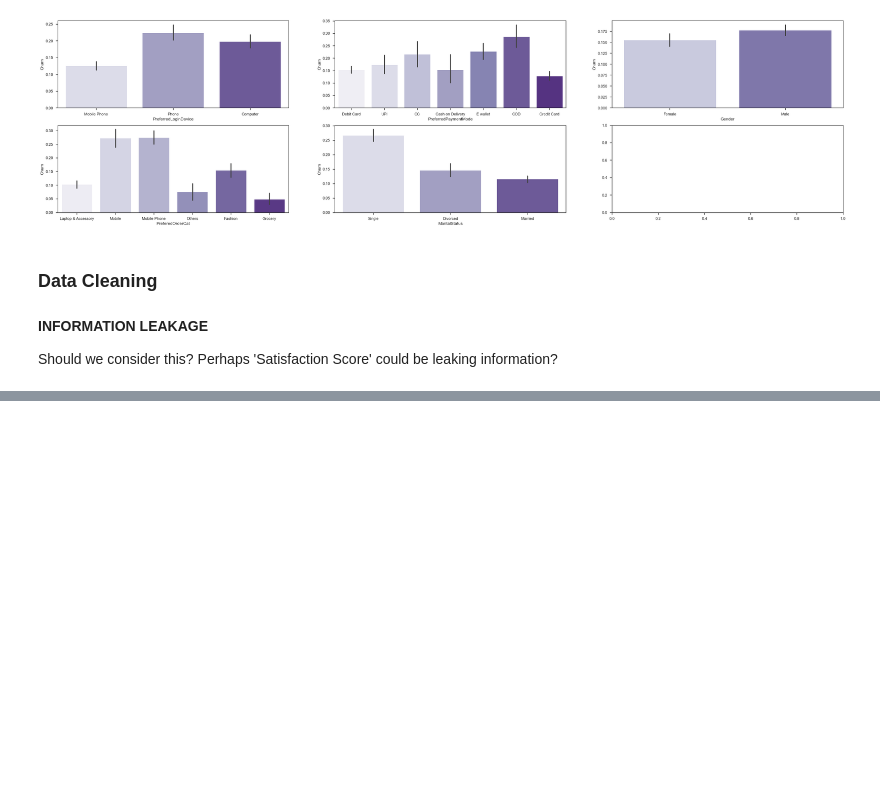
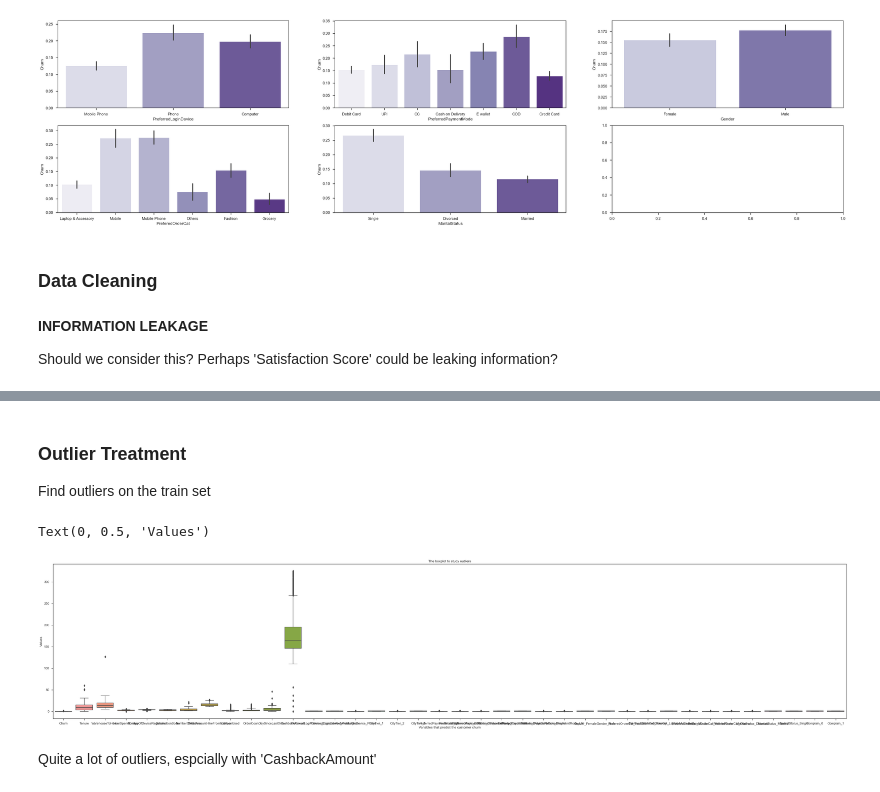
Before and after one commit to McGill-MMA-EnterpriseAnalytics/Churn-Analysis, a Jupyter notebook: Enterprise Group Project - DRAFT.ipynb, the cells around one changed output, grey strips where cells are left out. Saved outputs shown, nothing was run; the diff lists cells and outputs as text; code cells hidden in the pictures; blank space fills up the shorter version.

```diff
--- a/Enterprise Group Project - DRAFT.ipynb
+++ b/Enterprise Group Project - DRAFT.ipynb
@@ -411,0 +534,4 @@ Should we consider this? Perhaps 'Satisfaction Score' could be leaking informati
+# %%
+from sklearn.model_selection import train_test_split
+
+train, test = train_test_split(df, test_size=0.3, random_state=42)
@@ -411,0 +564,24 @@ Should we consider this? Perhaps 'Satisfaction Score' could be leaking informati
+# %%
+train['DaySinceLastOrder'] = train['DaySinceLastOrder'].fillna(train['DaySinceLastOrder'].median())
+train['OrderAmountHikeFromlastYear'] = train['OrderAmountHikeFromlastYear'].fillna(train['OrderAmountHikeFromlastYear'].median())
+train['Tenure'] = train['Tenure'].fillna(train['Tenure'].median())
+train['OrderCount'] = train['OrderCount'].fillna(train['OrderCount'].median())
+train['CouponUsed'] = train['CouponUsed'].fillna(train['CouponUsed'].median())
+train['HourSpendOnApp'] = train['HourSpendOnApp'].fillna(train['HourSpendOnApp'].median())
+train['WarehouseToHome'] = train['WarehouseToHome'].fillna(train['WarehouseToHome'].median())
+
+test['DaySinceLastOrder'] = test['DaySinceLastOrder'].fillna(test['DaySinceLastOrder'].median())
+test['OrderAmountHikeFromlastYear'] = test['OrderAmountHikeFromlastYear'].fillna(test['OrderAmountHikeFromlastYear'].median())
+test['Tenure'] = test['Tenure'].fillna(test['Tenure'].median())
+test['OrderCount'] = test['OrderCount'].fillna(test['OrderCount'].median())
+test['CouponUsed'] = test['CouponUsed'].fillna(test['CouponUsed'].median())
+test['HourSpendOnApp'] = test['HourSpendOnApp'].fillna(test['HourSpendOnApp'].median())
+test['WarehouseToHome'] = test['WarehouseToHome'].fillna(test['WarehouseToHome'].median())
+
+val['DaySinceLastOrder'] = val['DaySinceLastOrder'].fillna(val['DaySinceLastOrder'].median())
+val['OrderAmountHikeFromlastYear'] = val['OrderAmountHikeFromlastYear'].fillna(val['OrderAmountHikeFromlastYear'].median())
+val['Tenure'] = val['Tenure'].fillna(val['Tenure'].median())
+val['OrderCount'] = val['OrderCount'].fillna(val['OrderCount'].median())
+val['CouponUsed'] = val['CouponUsed'].fillna(val['CouponUsed'].median())
+val['HourSpendOnApp'] = val['HourSpendOnApp'].fillna(val['HourSpendOnApp'].median())
+val['WarehouseToHome'] = val['WarehouseToHome'].fillna(val['WarehouseToHome'].median())
@@ -411,0 +613,15 @@ Should we consider this? Perhaps 'Satisfaction Score' could be leaking informati
+# %% [markdown]
+### Outlier Treatment
+
+Find outliers on the train set
+# %%
+plt.figure(figsize=(50,10))
+sns.boxplot(data=train)
+plt.title('The boxplot to study outliers')
+plt.xlabel('Variables that predict the customer churn')
+plt.ylabel('Values')
+# %% [output]
+Text(0, 0.5, 'Values')
+[figure, added]
+# %% [markdown]
+Quite a lot of outliers, espcially with 'CashbackAmount'
```
Also changed, not shown: parts of 89 cells of this notebook, 6 other files.
